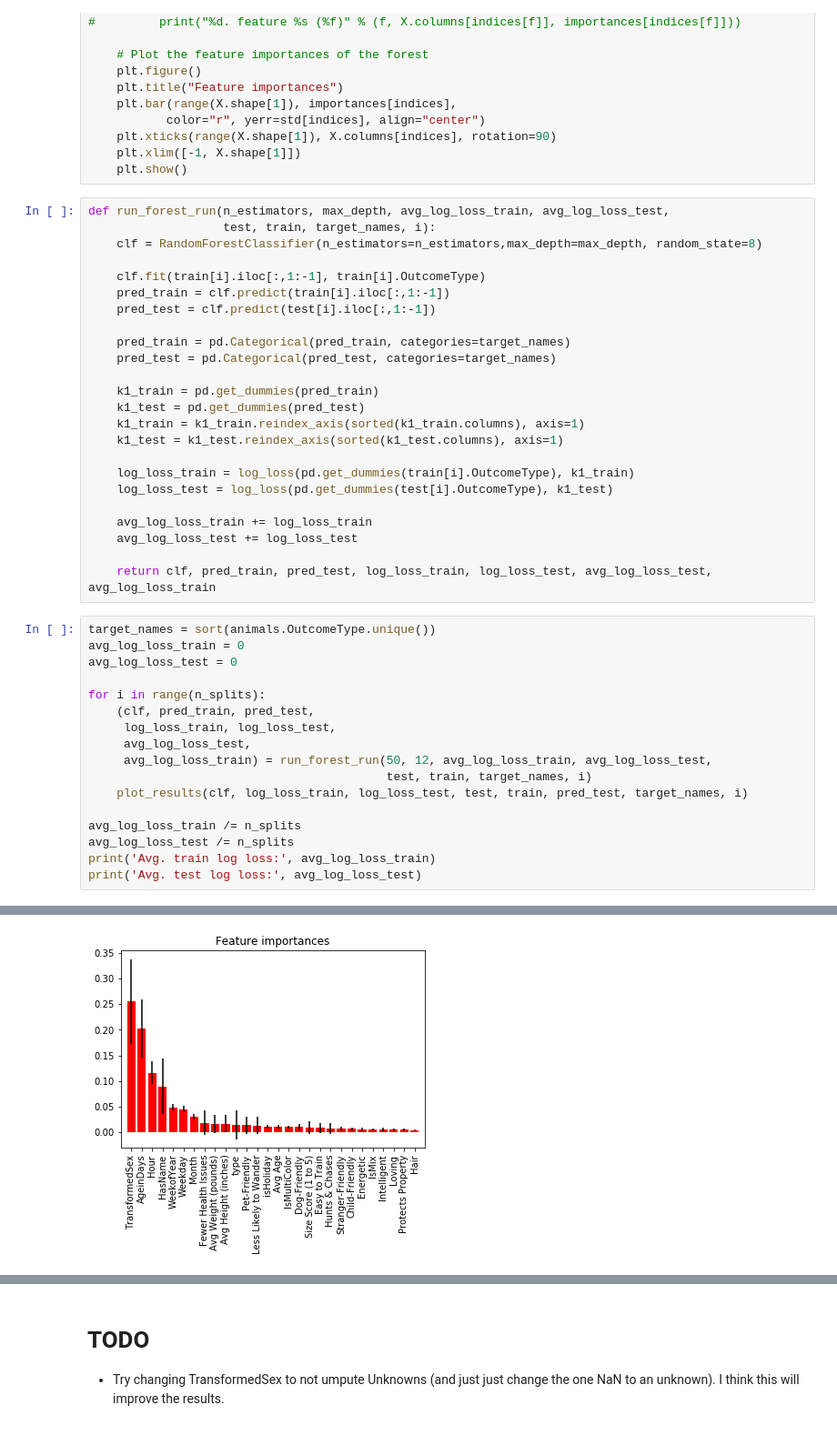
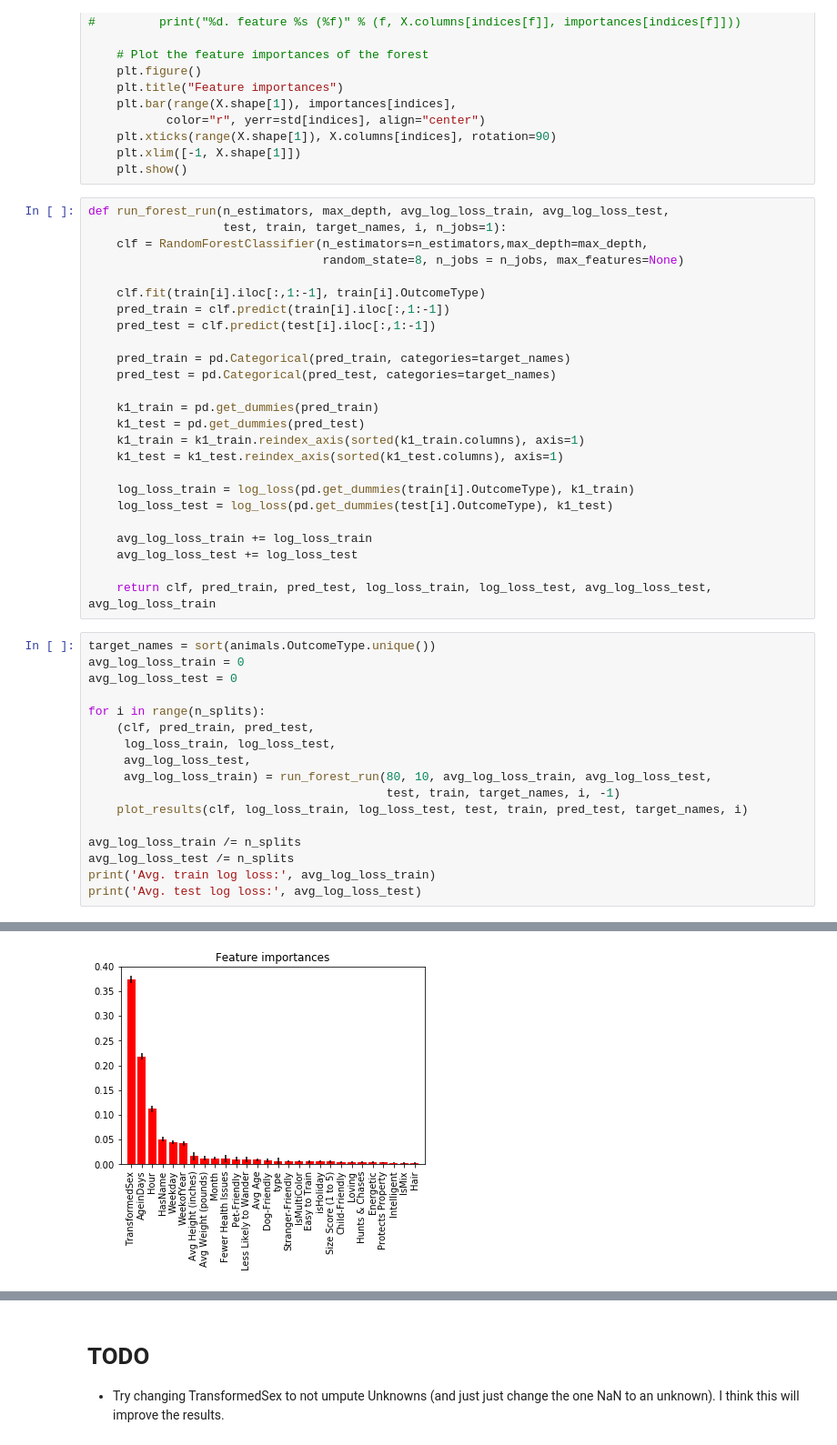
Before and after one commit to mspinelli/animal_shelter, a Jupyter notebook: RandomForest.ipynb, the cells around one changed output, grey strips where cells are left out. Shown at 91% size. Drawn from its saved outputs; the diff is of its cells as text.

Commit message:
made random forest consider all features at split (This helps some) and beats the simplier model but not much better than before

```diff
--- a/RandomForest.ipynb
+++ b/RandomForest.ipynb
@@ -174,8 +174,9 @@ def plot_results(clf, log_loss_train, log_loss_test, test, train, pred_test, tar
     plt.show()
 # %%
 def run_forest_run(n_estimators, max_depth, avg_log_loss_train, avg_log_loss_test,
-                   test, train, target_names, i):
-    clf = RandomForestClassifier(n_estimators=n_estimators,max_depth=max_depth, random_state=8)
+                   test, train, target_names, i, n_jobs=1):
+    clf = RandomForestClassifier(n_estimators=n_estimators,max_depth=max_depth,
+                                 random_state=8, n_jobs = n_jobs, max_features=None)
 
     clf.fit(train[i].iloc[:,1:-1], train[i].OutcomeType)
     pred_train = clf.predict(train[i].iloc[:,1:-1])
@@ -205,8 +206,8 @@ for i in range(n_splits):
     (clf, pred_train, pred_test,
      log_loss_train, log_loss_test,
      avg_log_loss_test,
-     avg_log_loss_train) = run_forest_run(50, 12, avg_log_loss_train, avg_log_loss_test,
-                                          test, train, target_names, i)
+     avg_log_loss_train) = run_forest_run(80, 10, avg_log_loss_train, avg_log_loss_test,
+                                          test, train, target_names, i, -1)
     plot_results(clf, log_loss_train, log_loss_test, test, train, pred_test, target_names, i)
 
 avg_log_loss_train /= n_splits
@@ -229 +230 @@ Return_to_owner       0.53      0.47      0.50       535
-[figure, old version]
+[figure, new version]
```
Also changed, not shown: parts of 4 cells of this notebook.
